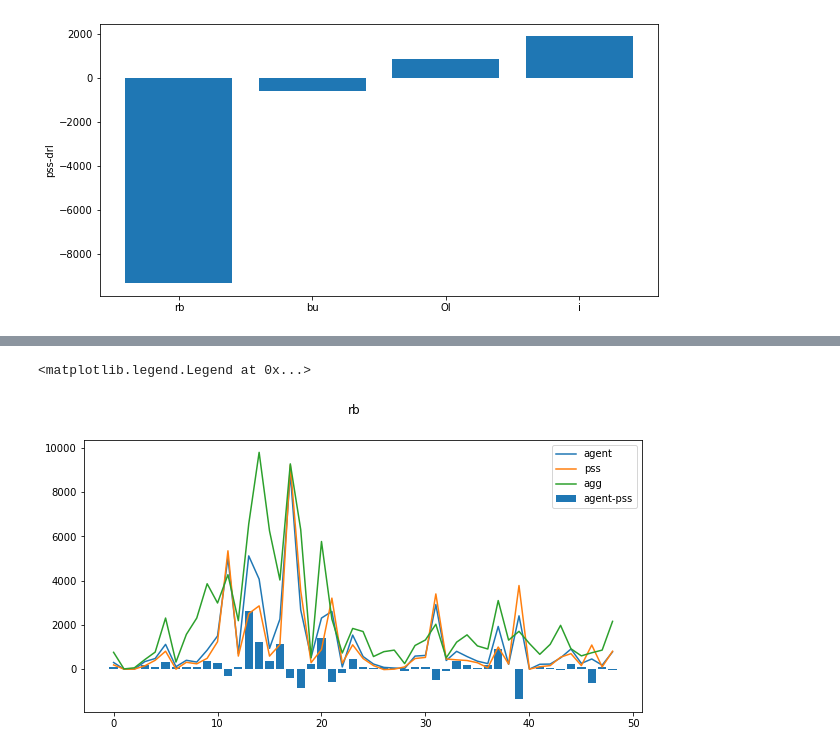
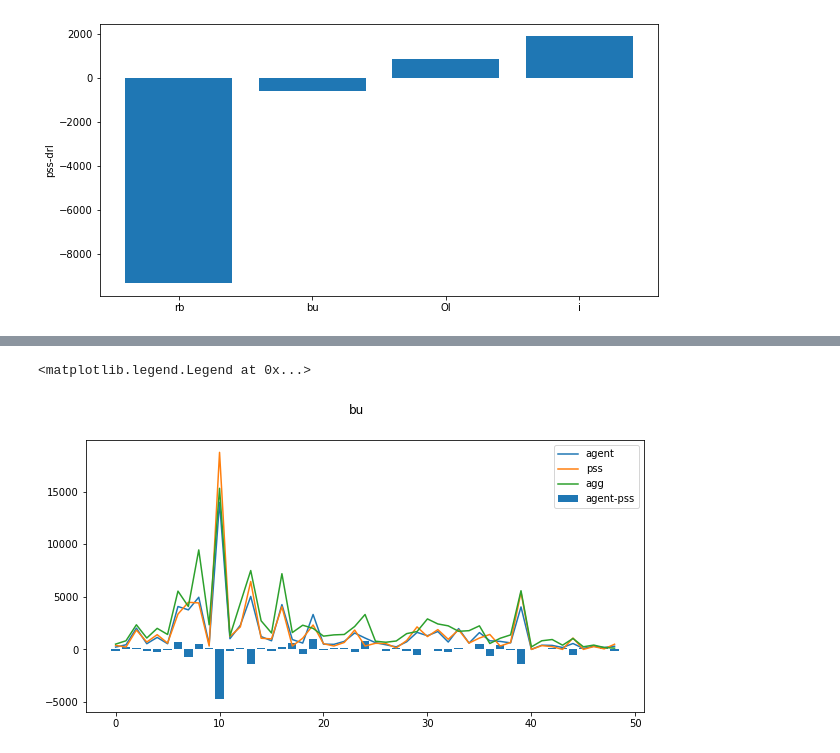
Before and after one commit to irides777/trader, a Jupyter notebook: pic.ipynb, the cells around one changed output, grey strips where cells are left out. Cells and saved outputs as stored; diff of their text form; code cells hidden in the pictures.

```diff
--- a/pic.ipynb
+++ b/pic.ipynb
@@ -256,18 +294,18 @@ print(data.drl.sum(), data.pss.sum(), data['agg'].sum())
 # %%
-obj = 'rb'
+obj = 'bu'
 # data = pd.read_csv(f'res/{obj}/trade/sum.csv')
-data = pd.read_csv(f'res/test/{obj}/sum.csv')
+data = pd.read_csv(f'res/exp005/{obj}/sum.csv')
 fig, ax,= plt.subplots(figsize=(10,5))
 ax.plot(data.index, data.drl, label='agent')
 ax.plot(data.index,data.pss, label='pss')
 ax.plot(data.index,data['agg'], label='agg')
 ax.bar(data.index, data.drl-data.pss, label='agent-pss')
 # ax2 = ax.twinx()
 # ax2.plot(data.index,data.avg_drl_sec, label='avg_drl_sec')
 # ax2.plot(data.index,data.avg_pss_sec, label='avg_drl_sec')
 plt.suptitle(obj)
 # ax2 = fig.add_subplot(2,1,2)
 plt.legend()
 # %% [output]
 <matplotlib.legend.Legend at 0x...>
-[figure, old version]
+[figure, new version]
```
Also changed, not shown: parts of 3 cells of this notebook, 3 other files.
